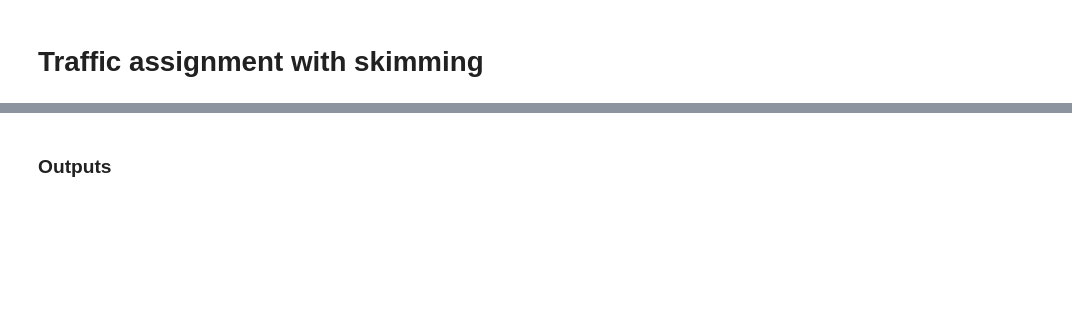
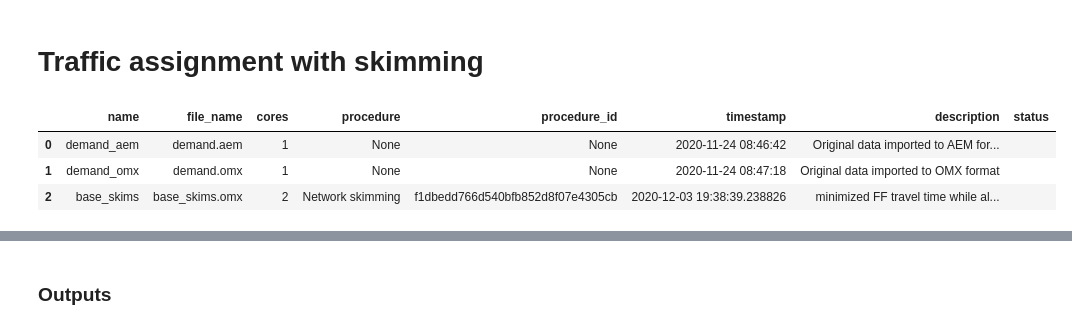
Before and after one commit to AequilibraE/aequilibrae, a Jupyter notebook: docs/source/SiouxFalls.ipynb, the cells around one changed output, grey strips where cells are left out. Saved outputs shown, nothing was run; the diff lists cells and outputs as text; code cells hidden in the pictures; blank space fills up the shorter version.

```diff
--- a/docs/source/SiouxFalls.ipynb
+++ b/docs/source/SiouxFalls.ipynb
@@ -186,0 +193,15 @@ logger.addHandler(stdout_handler)
+# %%
+# We can get a matrix like this
+demand_the_old_way = AequilibraeMatrix()
+demand_the_old_way.load(join(fldr, new_proj_folder, 'matrices', 'demand.omx'))
+demand_the_old_way.computational_view(['matrix']) # We will only assign one user class stored as 'matrix' inside the OMX file
+
+# or directly from the project record
+# so let's inspect what we have in the project
+proj_matrices = project.matrices
+proj_matrices.list()
+# %% [output]
+|  | name | file_name | cores | procedure | procedure_id | timestamp | description | status |
+| 0 | demand_aem | demand.aem | 1 | None | None | 2020-11-24 08:46:42 | Original data imported to AEM for... |  |
+| 1 | demand_omx | demand.omx | 1 | None | None | 2020-11-24 08:47:18 | Original data imported to OMX format |  |
+| 2 | base_skims | base_skims.omx | 2 | Network skimming | f1dbedd766d540bfb852d8f07e4305cb | 2020-12-03 19:38:39.238826 | minimized FF travel time while al... |  |
```
Also changed, not shown: parts of 40 cells of this notebook, 12 other files.
